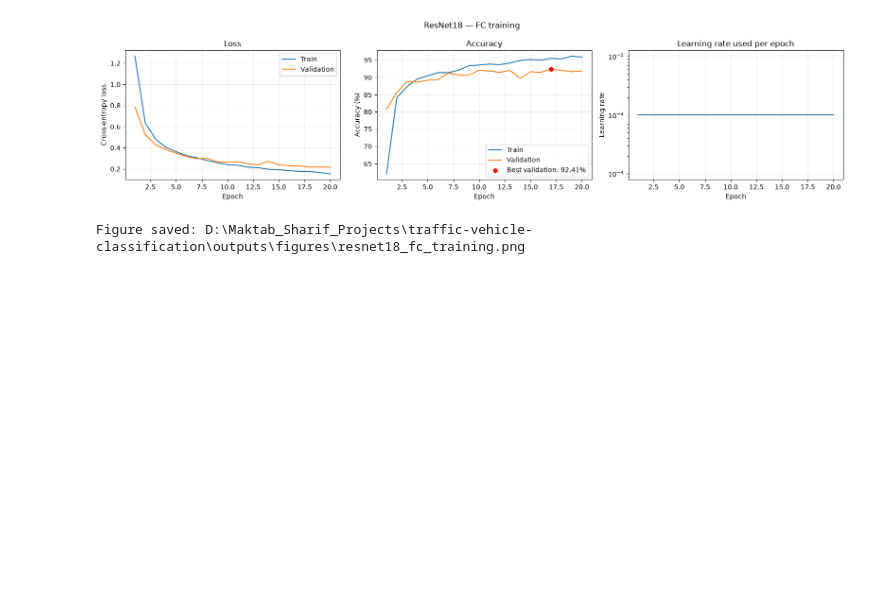
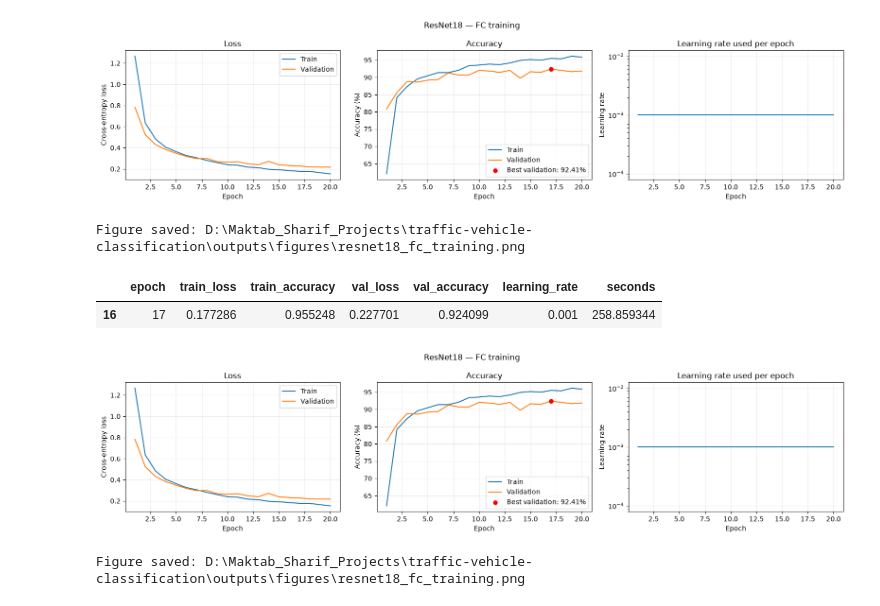
Before and after one commit to Amirsepehr1996/vehicle_classification, a Jupyter notebook: src/model_training.ipynb, the cells around one changed output. Drawn from its saved outputs; the diff is of its cells as text; code cells hidden in the pictures; blank space fills up the shorter version.

```diff
--- a/src/model_training.ipynb
+++ b/src/model_training.ipynb
@@ -460,3 +460,20 @@ Best validation accuracy: 92.41%
 Checkpoint: D:\Maktab_Sharif_Projects\traffic-vehicle-classification\outputs\checkpoints\resnet18_fc_best.pt
 [figure]
 Figure saved: D:\Maktab_Sharif_Projects\traffic-vehicle-classification\outputs\figures\resnet18_fc_training.png
+# %%
+history = pd.read_csv(
+    PROJECT_ROOT / "outputs" / "resnet18_fc_history.csv"
+)
+
+best_epoch = history.sort_values(
+    ["val_accuracy", "val_loss"],
+    ascending=[False, True],
+).head(1)
+
+display(best_epoch)
+plot_training_results(history)
+# %% [output]
+|  | epoch | train_loss | train_accuracy | val_loss | val_accuracy | learning_rate | seconds |
+| 16 | 17 | 0.177286 | 0.955248 | 0.227701 | 0.924099 | 0.001 | 258.859344 |
+[figure, added]
+Figure saved: D:\Maktab_Sharif_Projects\traffic-vehicle-classification\outputs\figures\resnet18_fc_training.png
```
Also changed, not shown: parts of 8 cells of this notebook.
